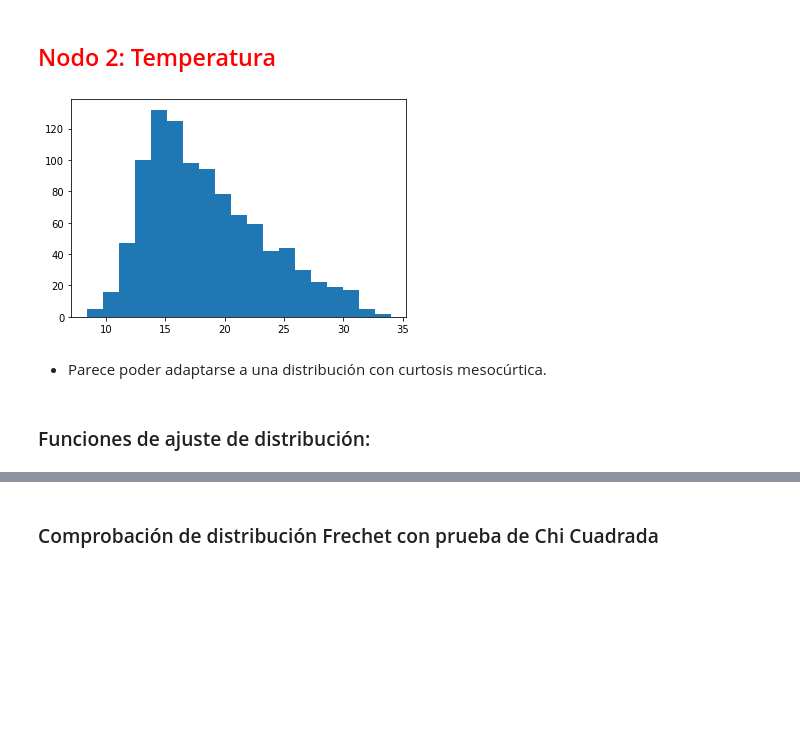
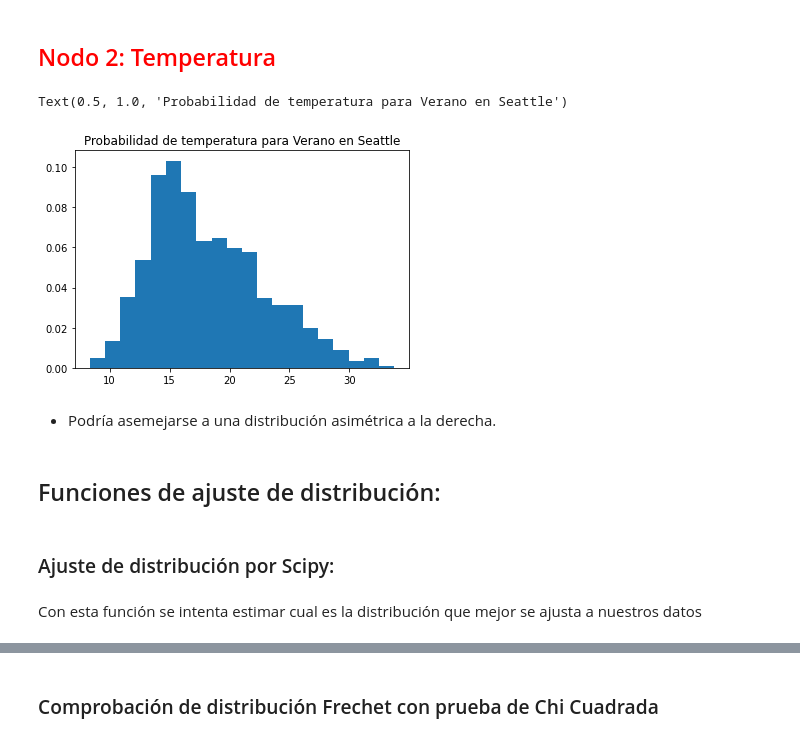
Before and after one commit to PintorOD1997/ProyectoConjunto_LandaverdeI_PintorD, a Jupyter notebook: ProyectoModulo1_OchoaD_MercadoI.ipynb, the cells around one changed output, grey strips where cells are left out. Cells and saved outputs as stored; diff of their text form; code cells hidden in the pictures; blank space fills up the shorter version.

```diff
--- a/ProyectoModulo1_OchoaD_MercadoI.ipynb
+++ b/ProyectoModulo1_OchoaD_MercadoI.ipynb
@@ -817,12 +858,17 @@ df_temper["Prob_acumulada"]=df_temper.Probabilidad.cumsum()
 df_temper.sample(3)
 temper = df_filtrado.Temperature.sample(1000)
 # %%
-#Histograma de probabilidades:
-plt.hist(temper,bins="auto")
-plt.show()
+#Histograma de Temperatura
+y,x,_ = plt.hist(temper,bins="auto",density=True);
+plt.title("Probabilidad de temperatura para Verano en Seattle")
 # %% [output]
+Text(0.5, 1.0, 'Probabilidad de temperatura para Verano en Seattle')
-[figure, old version]
+[figure, new version]
-# %% [markdown]
-- Parece poder adaptarse a una distribución con curtosis mesocúrtica.
+# %% [markdown]
+- Podría asemejarse a una distribución asimétrica a la derecha.
 # %% [markdown]
-### Funciones de ajuste de distribución:
+## Funciones de ajuste de distribución:
+# %% [markdown]
+### Ajuste de distribución por Scipy:
+# %% [markdown]
+Con esta función se intenta estimar cual es la distribución que mejor se ajusta a nuestros datos
```
Also changed, not shown: parts of 53 cells of this notebook.
